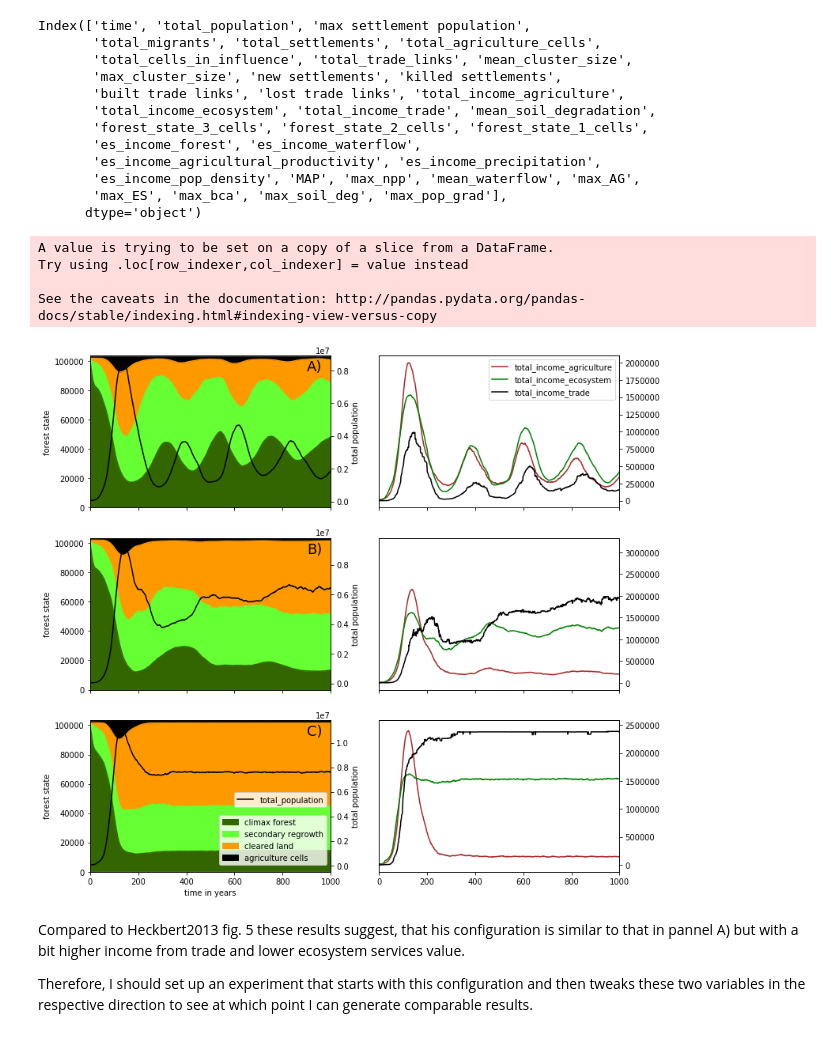
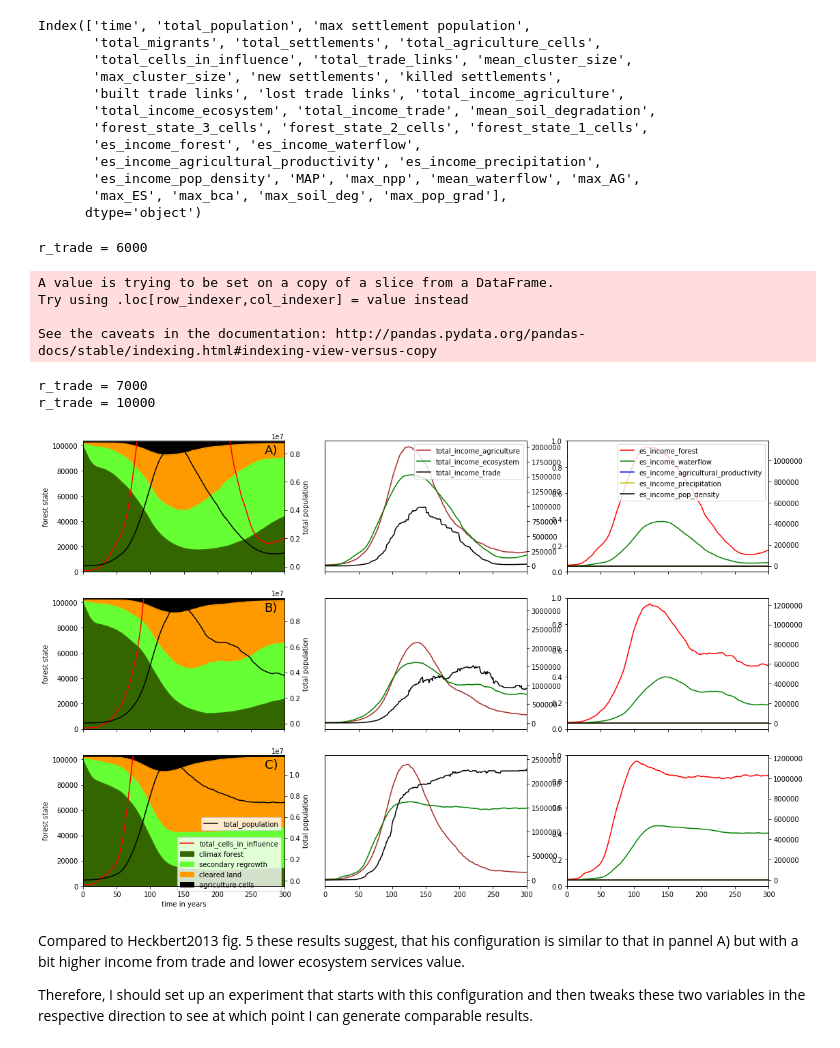
Before and after one commit to jakobkolb/Mayasim, a Jupyter notebook: Evaluation_Notebooks/X8_long_term_dynamics.ipynb, the cells around one changed output. Saved outputs shown, nothing was run; the diff lists cells and outputs as text; code cells hidden in the pictures.

```diff
--- a/Evaluation_Notebooks/X8_long_term_dynamics.ipynb
+++ b/Evaluation_Notebooks/X8_long_term_dynamics.ipynb
@@ -185,7 +185,7 @@ Index(['time', 'total_population', 'max settlement population',
        'max_ES', 'max_bca', 'max_soil_deg', 'max_pop_grad'],
       dtype='object')
 # %%
-pylab.rcParams['figure.figsize'] = (12, 12)
+pylab.rcParams['figure.figsize'] = (18, 12)
 all_data.columns = range(0,2)
 all_data.loc[6000, 1]
 
@@ -196,10 +196,14 @@ fig = plt.figure()
 annotations=['A)', 'B)', 'C)']
 colors = ['#336600', '#66FF33', '#FF9900', 'black']
 for i, r_trade in enumerate(r_trades[[0,1,3]]):
+    print(f'r_trade = {r_trade}')
 
-    ax = fig.add_subplot(3, 2, 2*i + 1)
-    ax3a = fig.add_subplot(3, 2, 2*i + 2)
+    ax = fig.add_subplot(3, 3, 3*i + 1)
+    ax2 = ax.twinx()
+    ax3a = fig.add_subplot(3, 3, 3*i + 2)
     ax3 = ax3a.twinx()
+    ax4a = fig.add_subplot(3, 3, 3*i + 3)
+    ax4 = ax4a.twinx()
     observables = ['forest_state_3_cells', 'forest_state_2_cells', 'forest_state_1_cells', 'total_agriculture_cells']
     forest_data = all_data.loc[r_trade, run][observables]
     forest_data['forest_state_1_cells'] = forest_data['forest_state_1_cells'].sub(forest_data['total_agriculture_cells'])
@@ -209,43 +213,58 @@ for i, r_trade in enumerate(r_trades[[0,1,3]]):
                                 legend=(True if i == len(r_trades) - 2 else False),
                                 ax=ax,
                                 color=colors)
-    ax2 = ax.twinx()
     ln2 = all_data.loc[r_trade, run]['total_population'].plot(legend=(True if i == len(r_trades) - 2 else False),
                                                               ax=ax2,
                                                               color='k')
     ln3 = all_data.loc[r_trade, run]['total_income_agriculture'].plot(legend=(True if i == 0 else False),
                                                               ax=ax3,
                                                               color='brown')
     ln4 = all_data.loc[r_trade, run]['total_income_ecosystem'].plot(legend=(True if i == 0 else False),
                                                               ax=ax3,
                                                               color='g')
     ln5 = all_data.loc[r_trade, run]['total_income_trade'].plot(legend=(True if i == 0 else False),
                                                               ax=ax3,
                                                               color='k')
+    eco_lns = []
+    eco_cls = ['r', 'g', 'b', 'y', 'k']
+    for k, var in enumerate(['es_income_forest', 'es_income_waterflow', 'es_income_agricultural_productivity', 'es_income_precipitation', 'es_income_pop_density']):
+        ln = all_data.loc[r_trade, run][var].plot(legend=(True if i == 0 else False),
+                                                              ax=ax4,
+                                                              color=eco_cls[k])
+        eco_lns.append(ln)
+    ln5 = all_data.loc[r_trade, run]['total_cells_in_influence'].plot(legend=False,
+                                                          ax=ax,
+                                                          color='r')
 
     ax3a.set_yticklabels([])
     ax3a.set_yticks([])
+#     ax3.set_yticklabels([])
+#     ax3.set_yticks([])
 
     #print(all_data.loc[r_trade, run][observables])
-    ax.set_xlim([0,1000])
-    ax3.set_xlim([0,1000])
+    ax.set_xlim([0,300])
+    ax3.set_xlim([0,300])
+    ax4.set_xlim([0,300])
     ax.annotate(annotations[i], xy=(0,0), xycoords='data', xytext=(0.9, 0.9), textcoords='axes fraction', fontsize=18)
     ax2.set_ylabel('total population')
     ax.set_ylabel('forest state')
     ax.set_ylim([0, 103500])
     if i == len(r_trades)-2:
         ax.set_xlabel('time in years')
         ax3.set_xlabel('time in years')
         lgd2 = ax.legend(loc=1, bbox_to_anchor=[1, .4])
         lgd1 = ax2.legend(loc=1, bbox_to_anchor=[1., .55])
 #fig.tight_layout()
 fig.savefig('longterm_population_development.pdf', transparent=True, dpi=200)
 # %% [output]
-A value is trying to be set on a copy of a slice from a DataFrame.
-Try using .loc[row_indexer,col_indexer] = value instead
-
-See the caveats in the documentation: http://pandas.pydata.org/pandas-docs/stable/indexing.html#indexing-view-versus-copy
+r_trade = 6000
+A value is trying to be set on a copy of a slice from a DataFrame.
+Try using .loc[row_indexer,col_indexer] = value instead
+
+See the caveats in the documentation: http://pandas.pydata.org/pandas-docs/stable/indexing.html#indexing-view-versus-copy
+r_trade = 7000
+r_trade = 10000
-[figure, old version]
+[figure, new version]
 # %% [markdown]
 Compared to Heckbert2013 fig. 5 these results suggest, that his configuration is similar to that in pannel A) but with a bit higher income from trade and lower ecosystem services value.
 
```
Also changed, not shown: parts of 1 cell of this notebook, 1 other file.
